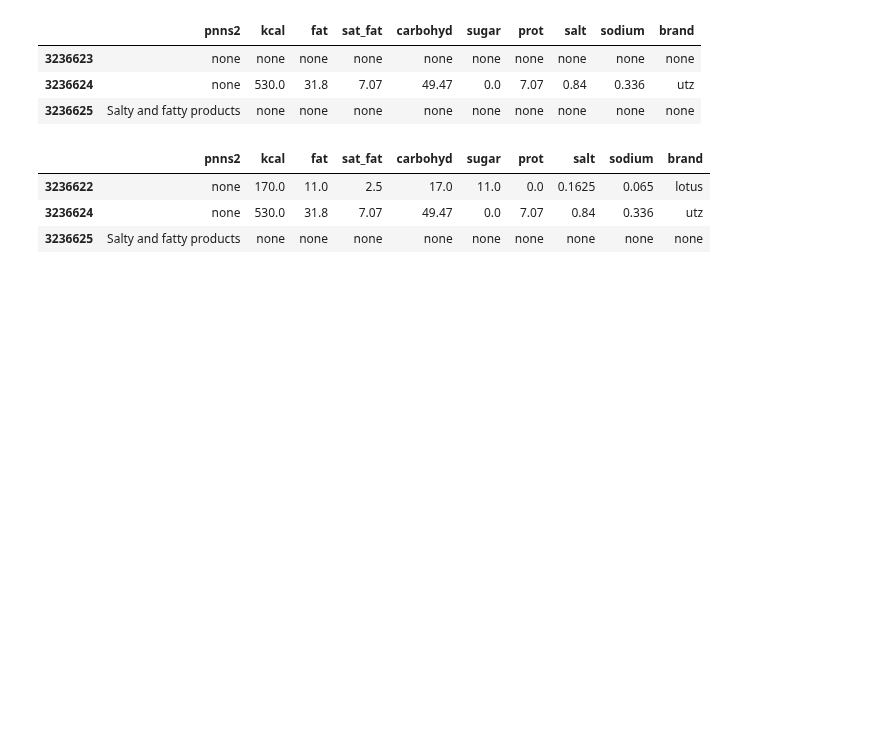
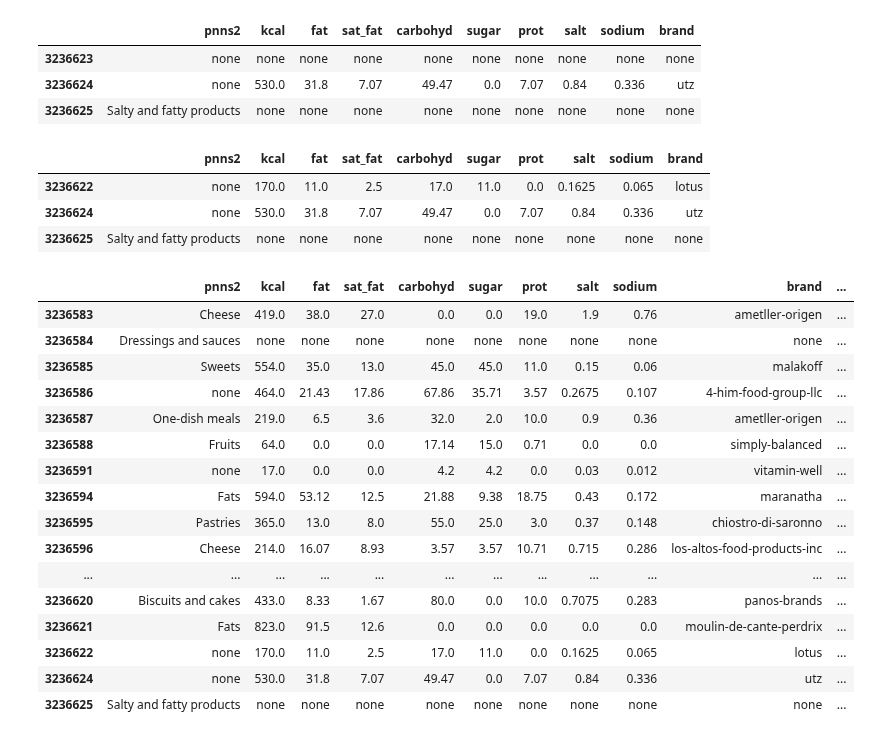
Before and after one commit to CarolusIntelligence/green_ia, a Jupyter notebook: cch/pre_processing_v0.7.ipynb, the cells around one changed output. Saved outputs shown, nothing was run; the diff lists cells and outputs as text; code cells hidden in the pictures; blank space fills up the shorter version.

Commit message:
création colonne qui vaut 1 ou 0 selon si un ingrédient de la liste pour chaque ligne manque

```diff
--- a/cch/pre_processing_v0.7.ipynb
+++ b/cch/pre_processing_v0.7.ipynb
@@ -169,3 +166,31 @@ df.tail(3)
+# %%
+# si cette colonne indique un ingrédient est vide et pnns2 est vide également:
+    # on supprime la ligne
+# on supprime la colonne
+
+# création colonne vaut 0 si manque aucun ingrédient, 1 si en manque 1 sur une ligne
+col_to_check = ['kcal', 'fat', 'sat_fat', 'carbohyd', 'sugar', 'prot', 'salt', 'sodium']
+mask = df[col_to_check].apply(lambda x: x.eq('none')).any(axis=1)
+df['ingr_miss_val'] = np.where(mask, 1, 0)
+df.tail(30)
+# %% [output]
+|  | pnns2 | kcal | fat | sat_fat | carbohyd | sugar | prot | salt | sodium | brand | ... |
+| 3236583 | Cheese | 419.0 | 38.0 | 27.0 | 0.0 | 0.0 | 19.0 | 1.9 | 0.76 | ametller-origen | ... |
+| 3236584 | Dressings and sauces | none | none | none | none | none | none | none | none | none | ... |
+| 3236585 | Sweets | 554.0 | 35.0 | 13.0 | 45.0 | 45.0 | 11.0 | 0.15 | 0.06 | malakoff | ... |
+| 3236586 | none | 464.0 | 21.43 | 17.86 | 67.86 | 35.71 | 3.57 | 0.2675 | 0.107 | 4-him-food-group-llc | ... |
+| 3236587 | One-dish meals | 219.0 | 6.5 | 3.6 | 32.0 | 2.0 | 10.0 | 0.9 | 0.36 | ametller-origen | ... |
+| 3236588 | Fruits | 64.0 | 0.0 | 0.0 | 17.14 | 15.0 | 0.71 | 0.0 | 0.0 | simply-balanced | ... |
+| 3236591 | none | 17.0 | 0.0 | 0.0 | 4.2 | 4.2 | 0.0 | 0.03 | 0.012 | vitamin-well | ... |
+| 3236594 | Fats | 594.0 | 53.12 | 12.5 | 21.88 | 9.38 | 18.75 | 0.43 | 0.172 | maranatha | ... |
+| 3236595 | Pastries | 365.0 | 13.0 | 8.0 | 55.0 | 25.0 | 3.0 | 0.37 | 0.148 | chiostro-di-saronno | ... |
+| 3236596 | Cheese | 214.0 | 16.07 | 8.93 | 3.57 | 3.57 | 10.71 | 0.715 | 0.286 | los-altos-food-products-inc | ... |
+| ... | ... | ... | ... | ... | ... | ... | ... | ... | ... | ... | ... |
+| 3236620 | Biscuits and cakes | 433.0 | 8.33 | 1.67 | 80.0 | 0.0 | 10.0 | 0.7075 | 0.283 | panos-brands | ... |
+| 3236621 | Fats | 823.0 | 91.5 | 12.6 | 0.0 | 0.0 | 0.0 | 0.0 | 0.0 | moulin-de-cante-perdrix | ... |
+| 3236622 | none | 170.0 | 11.0 | 2.5 | 17.0 | 11.0 | 0.0 | 0.1625 | 0.065 | lotus | ... |
+| 3236624 | none | 530.0 | 31.8 | 7.07 | 49.47 | 0.0 | 7.07 | 0.84 | 0.336 | utz | ... |
+| 3236625 | Salty and fatty products | none | none | none | none | none | none | none | none | none | ... |
 # %%
 # normalisation des données numériques
 #col_to_norm = ['kcal', 'fat', 'sat_fat', 'carbohyd', 'sugar', 'prot', 'salt', 'sodium']
```
Also changed, not shown: parts of 1 cell of this notebook.
